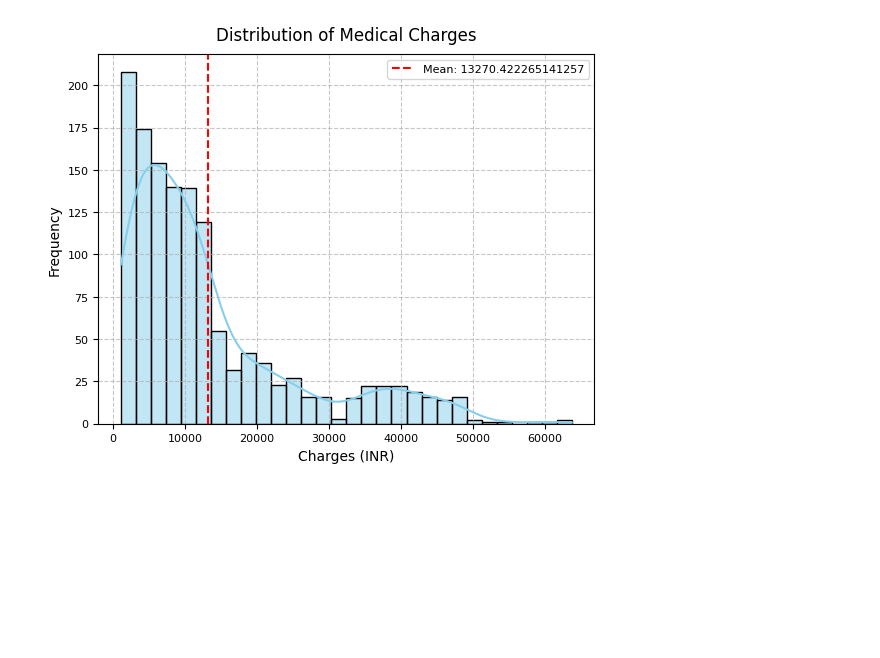
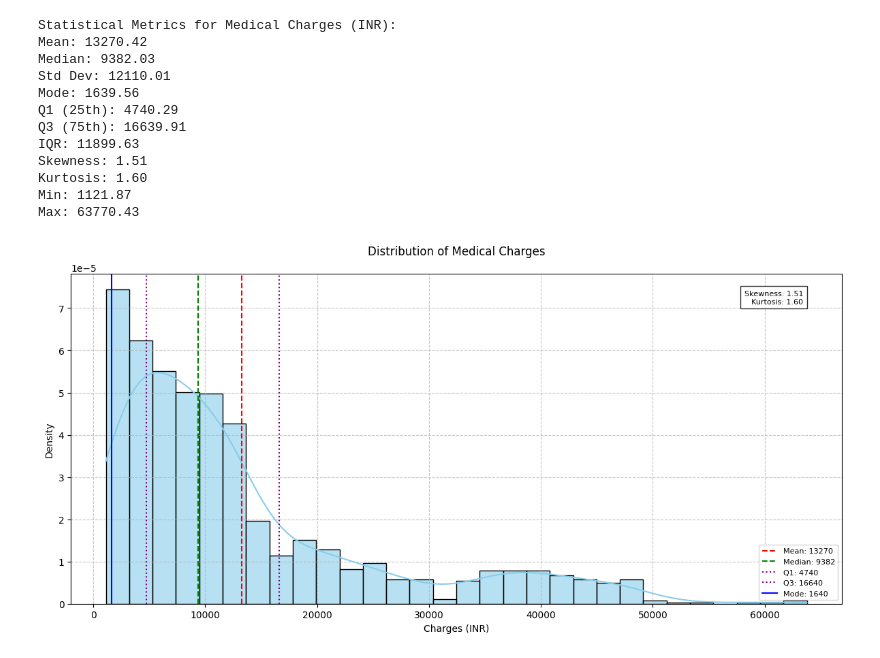
Before and after one commit to Shashwat2802/Health_insurance_pricing, a Jupyter notebook: src/analysis.ipynb, the cells around one changed output. Drawn from its saved outputs; the diff is of its cells as text; code cells hidden in the pictures; blank space fills up the shorter version.

```diff
--- a/src/analysis.ipynb
+++ b/src/analysis.ipynb
@@ -24,5 +24,11 @@ probability of smoker:0.5474452554744526 and of non smoker : 0.4342105263157895
-# %%
-df["premium"] = df.apply(lambda row: calculate_premium(row["age"], row["smoker_boolean"]), axis=1)
+# %%
+df['bmi_category'] = pd.cut(df['bmi'], bins=[0, 18.5, 25, 30, float('inf')],labels=['underweight', 'normal', 'overweight', 'obese'])
+# %%
+try:
+    df["premium"] = df.apply(lambda row: calculate_premium(row["age"], row["smoker_boolean"], row["region"], row["bmi_category"]), axis=1)
+except (ValueError, TypeError) as e:
+    print(f"Validation Error: {e}")
+    raise
 # %%
 df = df.copy()
 # %%
@@ -113,13 +124,60 @@ Name: premium, Length: 1064, dtype: float64
 # %%
-sns.histplot(data=df, x="charges", bins=30, kde=True, color="skyblue")
-plt.title("Distribution of Medical Charges", fontsize=12, pad=10)
+charges_stats = {
+    "Mean": df["charges"].mean(),
+    "Median": df["charges"].median(),
+    "Std Dev": df["charges"].std(),
+    "Mode": df["charges"].mode()[0],
+    "Q1 (25th)": df["charges"].quantile(0.25),
+    "Q3 (75th)": df["charges"].quantile(0.75),
+    "IQR": df["charges"].quantile(0.75) - df["charges"].quantile(0.25),
+    "Skewness": skew(df["charges"].dropna()),
+    "Kurtosis": kurtosis(df["charges"].dropna()),
+    "Min": df["charges"].min(),
+    "Max": df["charges"].max()
+}
+
+
+print("Statistical Metrics for Medical Charges (INR):")
+for key, value in charges_stats.items():
+    print(f"{key}: {value:.2f}")
+
+
+plt.figure(figsize=(12, 6))
+sns.histplot(data=df, x="charges", bins=30, kde=True, color="skyblue", stat="density", alpha=0.6)
+
+
+plt.axvline(charges_stats["Mean"], color="red", linestyle="--", label=f"Mean: {charges_stats['Mean']:.0f}")
+plt.axvline(charges_stats["Median"], color="green", linestyle="--", label=f"Median: {charges_stats['Median']:.0f}")
+plt.axvline(charges_stats["Q1 (25th)"], color="purple", linestyle=":", label=f"Q1: {charges_stats['Q1 (25th)']:.0f}")
+plt.axvline(charges_stats["Q3 (75th)"], color="purple", linestyle=":", label=f"Q3: {charges_stats['Q3 (75th)']:.0f}")
+plt.axvline(charges_stats["Mode"], color="blue", linestyle="-", label=f"Mode: {charges_stats['Mode']:.0f}")
+
+plt.title("Distribution of Medical Charges", fontsize=12, pad=20)
 plt.xlabel("Charges (INR)", fontsize=10)
-plt.ylabel("Frequency", fontsize=10)
-plt.xticks(fontsize=8)
-plt.yticks(fontsize=8)
-plt.axvline(df["charges"].mean(), color="red", linestyle="--", label=f"Mean: {df['charges'].mean()}")
+plt.ylabel("Density", fontsize=10)
+plt.grid(True, linestyle="--", alpha=0.7)
+
+
 plt.legend(fontsize=8)
-plt.grid(True, linestyle='--', alpha=0.7)
+
+
+plt.text(0.95, 0.95, f"Skewness: {charges_stats['Skewness']:.2f}\nKurtosis: {charges_stats['Kurtosis']:.2f}",
+         transform=plt.gca().transAxes, fontsize=8, verticalalignment='top', horizontalalignment='right',
+         bbox=dict(facecolor='white', alpha=0.8))
+
+plt.tight_layout()
 plt.show()
 # %% [output]
+Statistical Metrics for Medical Charges (INR):
+Mean: 13270.42
+Median: 9382.03
+Std Dev: 12110.01
+Mode: 1639.56
+Q1 (25th): 4740.29
+Q3 (75th): 16639.91
+IQR: 11899.63
+Skewness: 1.51
+Kurtosis: 1.60
+Min: 1121.87
+Max: 63770.43
-[figure, old version]
+[figure, new version]
```
Also changed, not shown: parts of 14 cells of this notebook, 1 other file.
